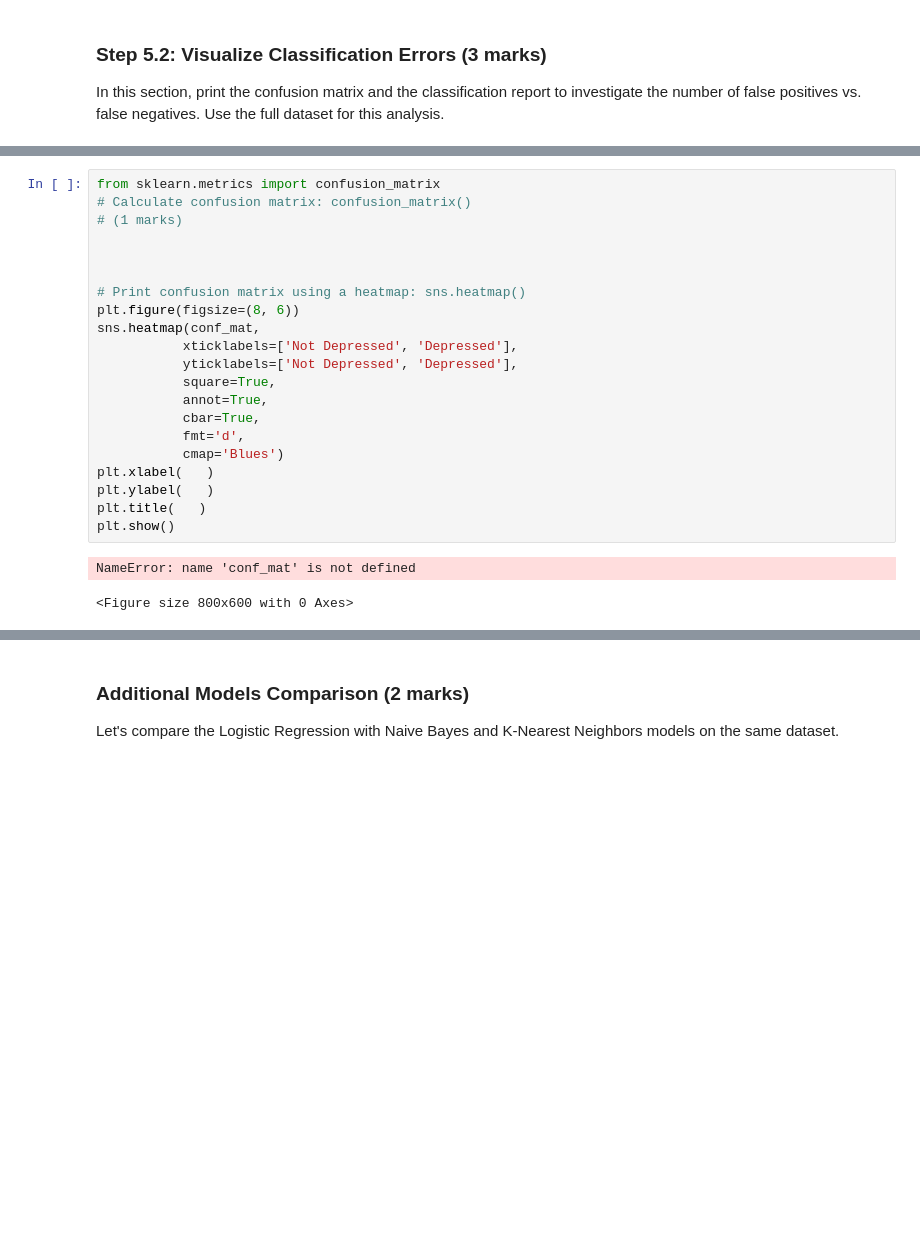
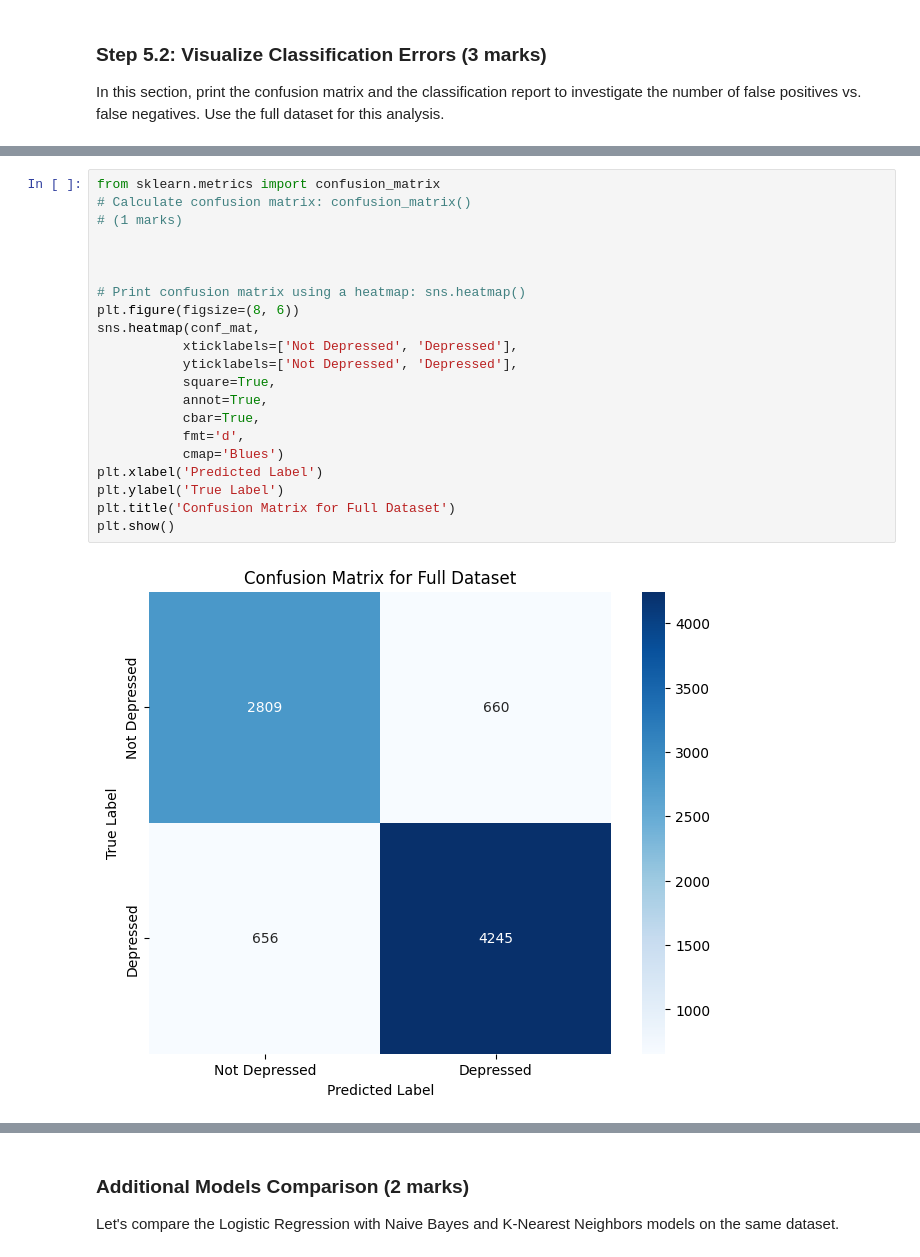
Before and after one commit to erikosaka82-cell/basic-train, a Jupyter notebook: Practice_Assignment2/Assignment2_ES.ipynb, the cells around one changed output, grey strips where cells are left out. Drawn from its saved outputs; the diff is of its cells as text; blank space fills up the shorter version.

```diff
--- a/Practice_Assignment2/Assignment2_ES.ipynb
+++ b/Practice_Assignment2/Assignment2_ES.ipynb
@@ -2105,26 +2342,25 @@ In this section, print the confusion matrix and the classification report to inv
 # %%
 from sklearn.metrics import confusion_matrix
 # Calculate confusion matrix: confusion_matrix()
 # (1 marks)
 
 
 
 # Print confusion matrix using a heatmap: sns.heatmap()
 plt.figure(figsize=(8, 6))
 sns.heatmap(conf_mat,
            xticklabels=['Not Depressed', 'Depressed'],
            yticklabels=['Not Depressed', 'Depressed'],
            square=True,
            annot=True,
            cbar=True,
            fmt='d',
            cmap='Blues')
-plt.xlabel(   )
-plt.ylabel(   )
-plt.title(   )
+plt.xlabel('Predicted Label')
+plt.ylabel('True Label')
+plt.title('Confusion Matrix for Full Dataset')
 plt.show()
 # %% [output]
-NameError: name 'conf_mat' is not defined
-<Figure size 800x600 with 0 Axes>
+[figure, added]
 # %%
 from sklearn.metrics import classification_report
```
Also changed, not shown: parts of 33 cells of this notebook.
